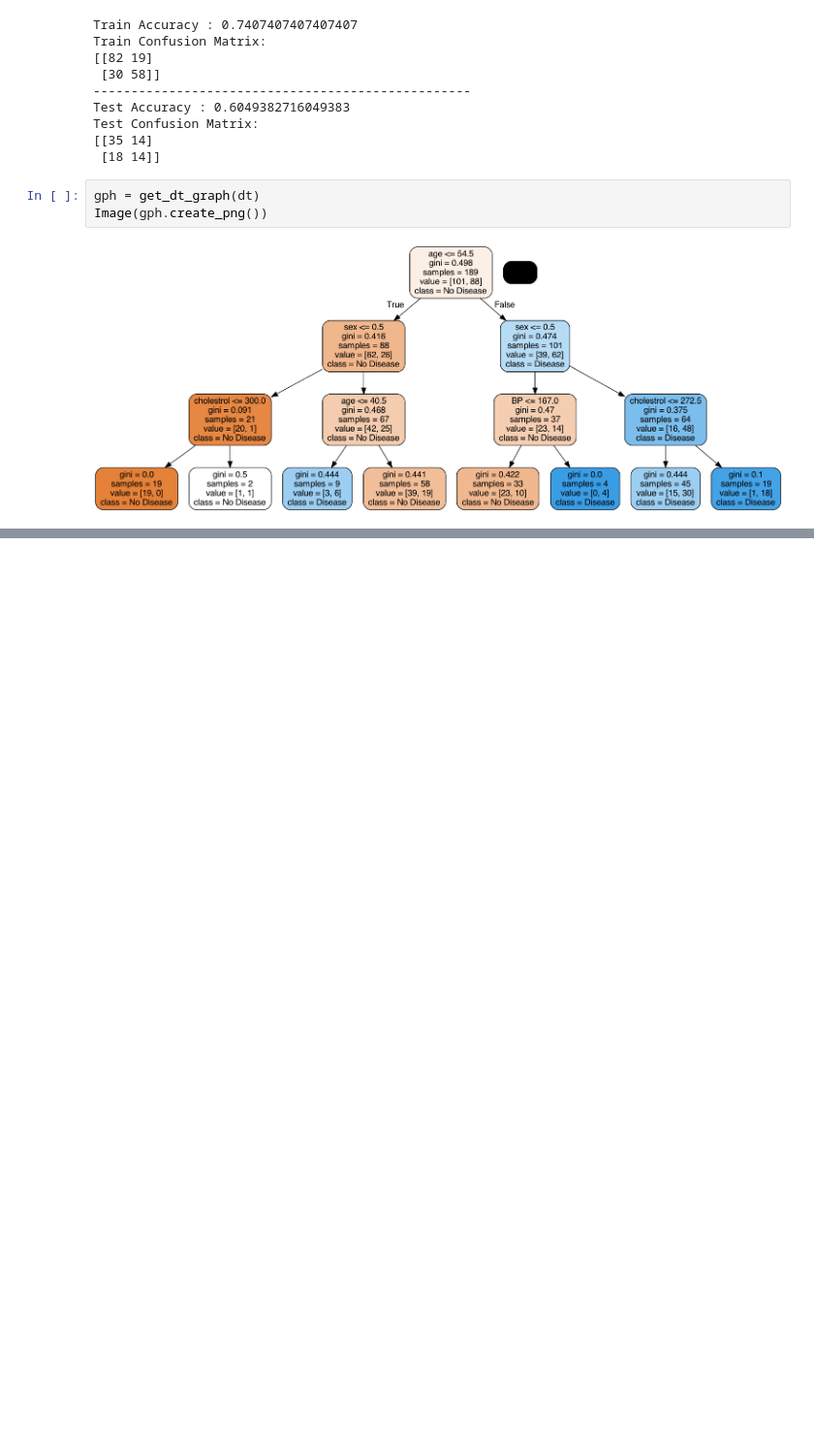
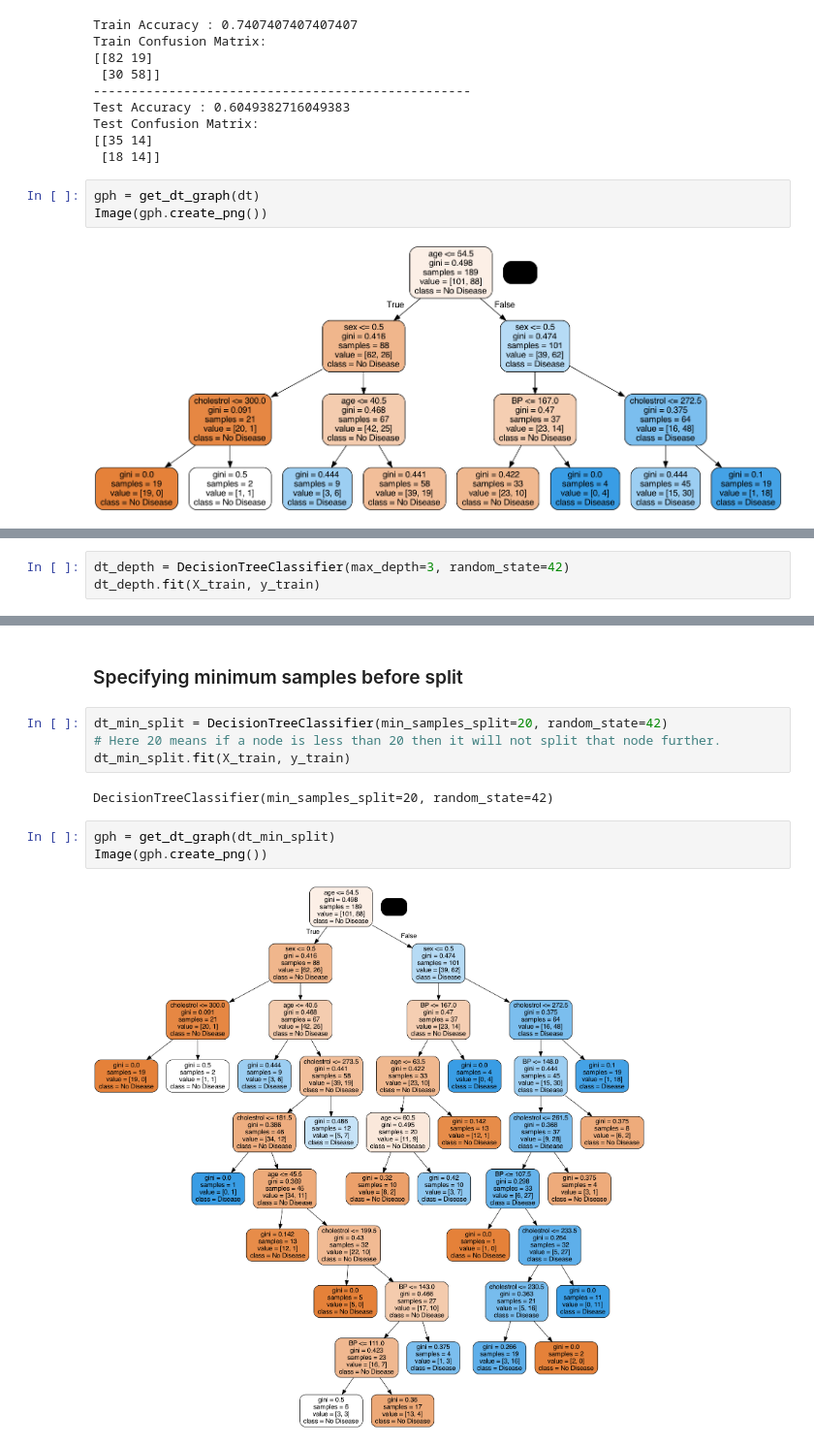
Before and after one commit to kc11381/Heart_Disease_and_Housing_Price_Prediction_Using_Decision_Tree_Random_Forest, a Jupyter notebook: heart_disease_prediction_using_decision_tree.ipynb, the cells around one changed output, grey strips where cells are left out. Shown at 97% size. Cells and saved outputs as stored; diff of their text form; blank space fills up the shorter version.

```diff
--- a/heart_disease_prediction_using_decision_tree.ipynb
+++ b/heart_disease_prediction_using_decision_tree.ipynb
@@ -186,0 +219,3 @@ Image(gph.create_png())
+# %%
+dt_depth = DecisionTreeClassifier(max_depth=3, random_state=42)
+dt_depth.fit(X_train, y_train)
@@ -186,0 +241,13 @@ Image(gph.create_png())
+# %% [markdown]
+### Specifying minimum samples before split
+# %%
+dt_min_split = DecisionTreeClassifier(min_samples_split=20, random_state=42)
+# Here 20 means if a node is less than 20 then it will not split that node further.
+dt_min_split.fit(X_train, y_train)
+# %% [output]
+DecisionTreeClassifier(min_samples_split=20, random_state=42)
+# %%
+gph = get_dt_graph(dt_min_split)
+Image(gph.create_png())
+# %% [output]
+[figure, added]
```
Also changed, not shown: parts of 21 cells of this notebook.
